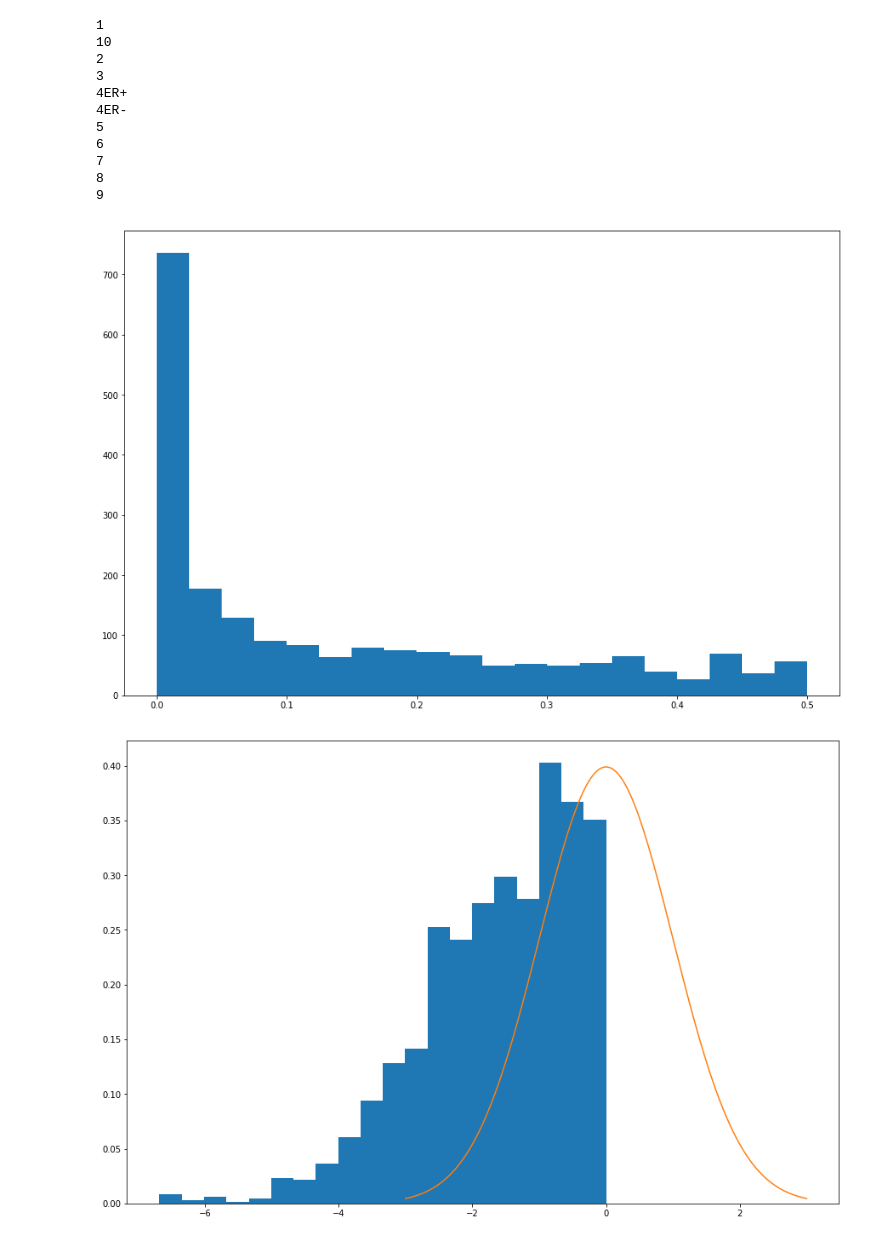
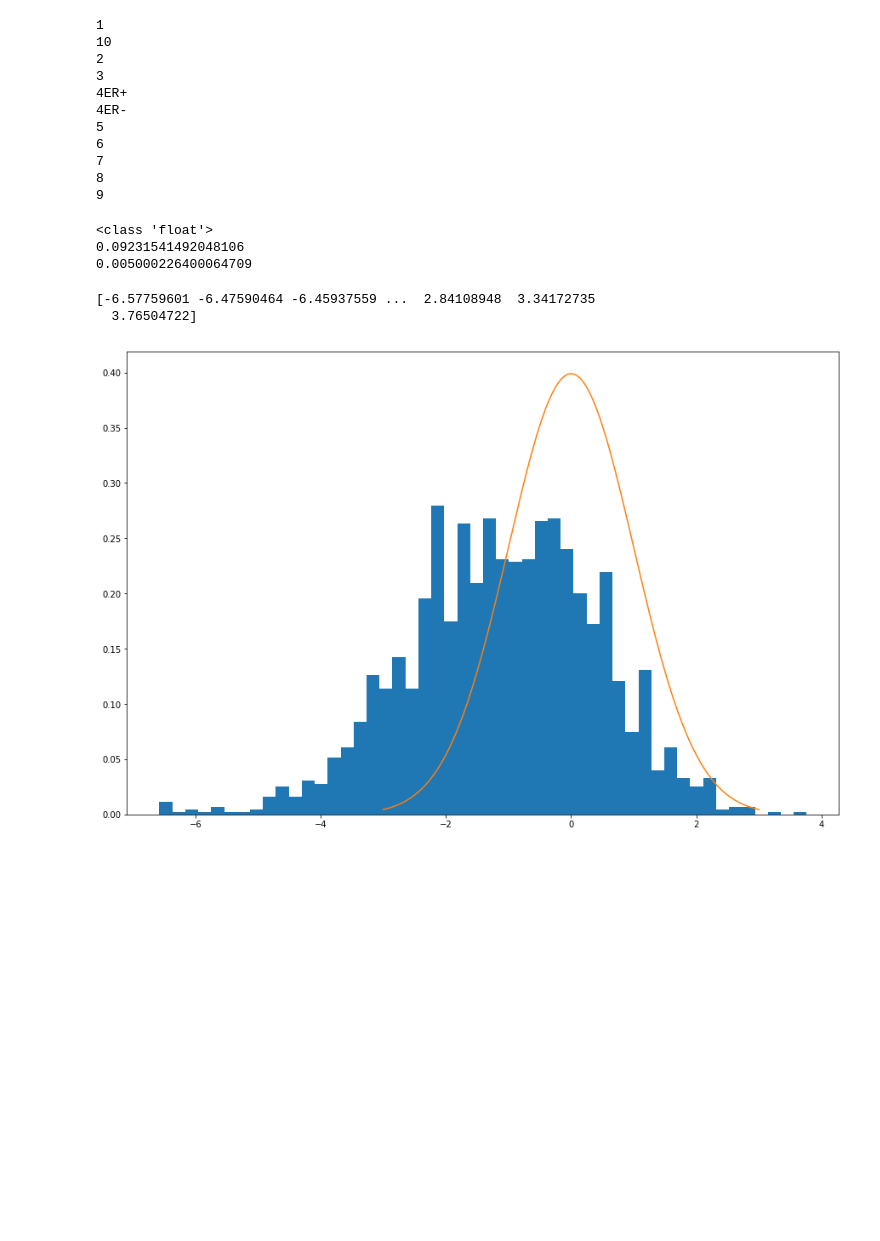
Before and after one commit to statisticalbiotechnology/wall, a Jupyter notebook: src/failures_of_null_testing.ipynb, the cells around one changed output. Drawn from its saved outputs; the diff is of its cells as text; code cells hidden in the pictures; blank space fills up the shorter version.

```diff
--- a/src/failures_of_null_testing.ipynb
+++ b/src/failures_of_null_testing.ipynb
@@ -43,7 +43,7 @@ for group in grouped_by_cluster:
     for pathway in df:
         group = df[pathway]
         group2 = group2_df[pathway]
-        test = mannwhitneyu(group, group2)
+        test = mannwhitneyu(group, group2, alternative='two-sided')
         pvaluelist.append(test[1])
         group_mean = group.mean()
         group1_mean_list.append(group_mean)
@@ -74,27 +74,37 @@ for group in grouped_by_cluster:
 7
 8
 9
+# %%
+from statistics import mean, median
+listofnums = clusterframes['1']['p-values'].tolist()
+print(type(listofnums[0]))
+print(mean(listofnums))
+print(median(listofnums))
+# %% [output]
+<class 'float'>
+0.09231541492048106
+0.005000226400064709
 # %%
 from scipy.stats import norm
 def null_testing_cluster(cluster):
     ##Generate Zscores
     #series = zscore(clusterframes[cluster][f'cluster {cluster} qvalues'])
-    plt.figure(figsize=(15, 10))
-    plt.hist(clusterframes[cluster][f'p-values'], bins=20)
-    plt.show()
-    p_significance = norm.ppf(clusterframes[cluster][f'p-values'])
+    p_vals= clusterframes[cluster][f'p-values'].tolist()
+    p_significance = norm.ppf(p_vals)
+    print(p_significance)
 
     ## Plot distribution of pathway eigenvalues
     plt.figure(figsize=(15, 10))
-    plt.hist(p_significance, bins=20, density=True)
+    plt.hist(p_significance, bins=50, density=True)
 
     ##Null distribution
     x = np.linspace(mu -3*sigma, mu+ 3*sigma, 1000)
     plt.plot(x, norm.pdf(x, 0, 1))
     plt.savefig(f'cluster_{cluster}_p_distribution.png')
     plt.show()
 
 null_testing_cluster('2')
 # %% [output]
+[-6.57759601 -6.47590464 -6.45937559 ...  2.84108948  3.34172735
+  3.76504722]
-[figure, old version]
+[figure, new version]
-[figure, removed]
```
Also changed, not shown: parts of 4 cells of this notebook.
